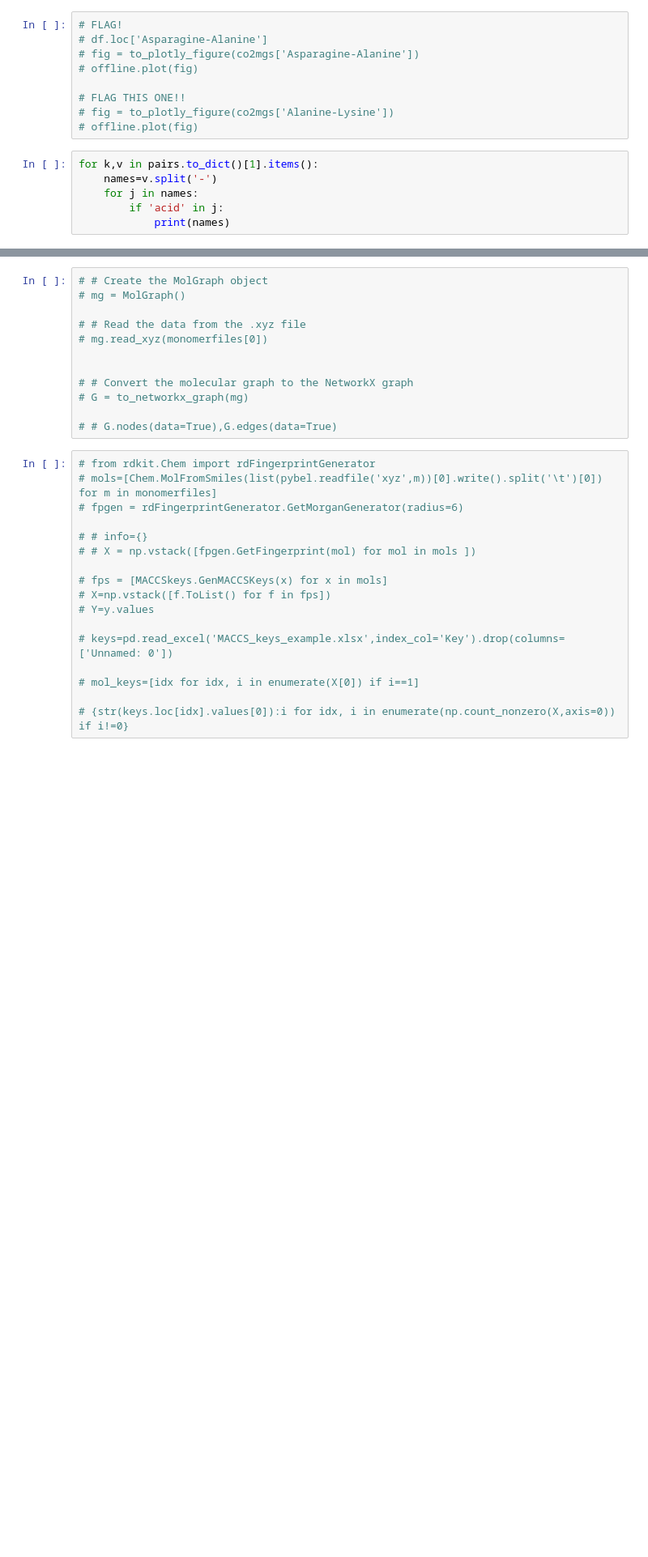
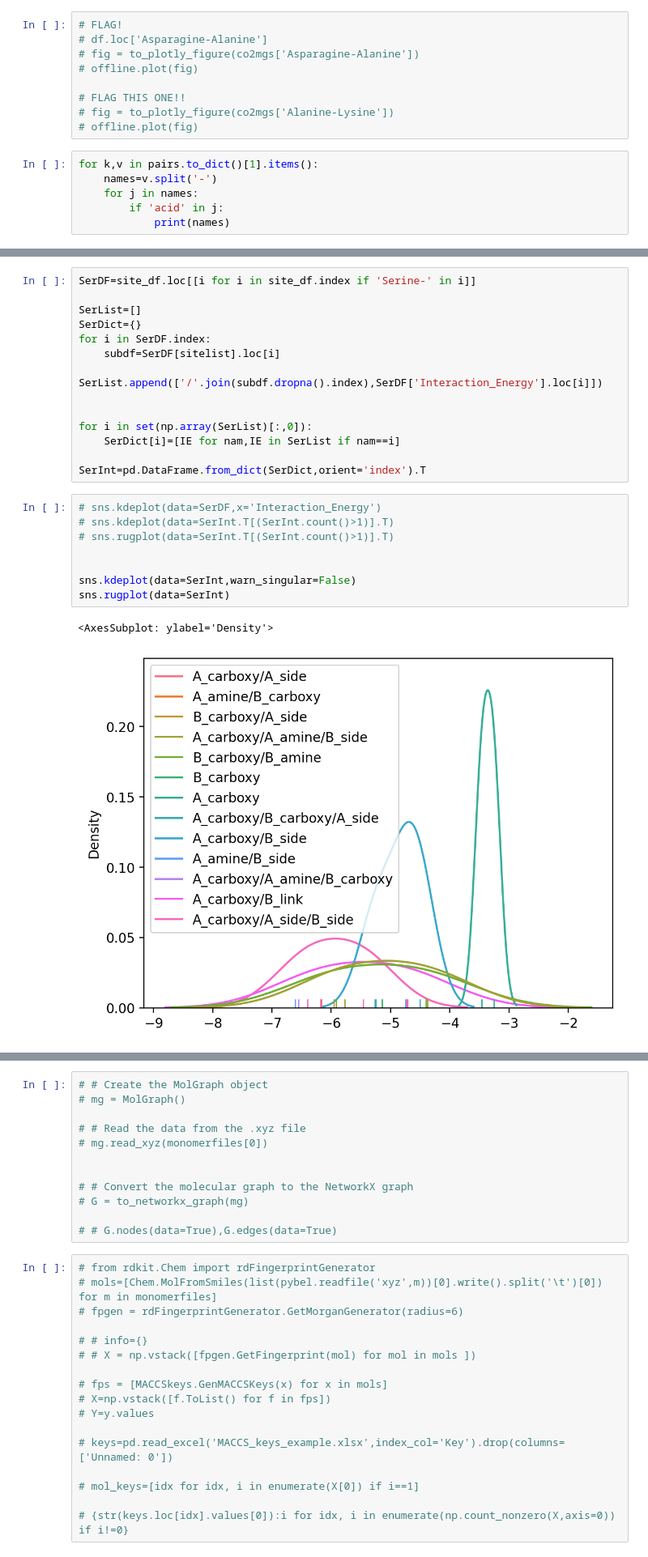
Before and after one commit to ChemRacer/dipeptide_co2, a Jupyter notebook: insights.ipynb, the cells around one changed output, grey strips where cells are left out. Shown at 81% size. Drawn from its saved outputs; the diff is of its cells as text; blank space fills up the shorter version.

```diff
--- a/insights.ipynb
+++ b/insights.ipynb
@@ -231,0 +341,25 @@ plt.savefig('pairplot.png',dpi=300,bbox_inches='tight')
+# %%
+SerDF=site_df.loc[[i for i in site_df.index if 'Serine-' in i]]
+
+SerList=[]
+SerDict={}
+for i in SerDF.index:
+    subdf=SerDF[sitelist].loc[i]
+    SerList.append(['/'.join(subdf.dropna().index),SerDF['Interaction_Energy'].loc[i]])
+
+
+for i in set(np.array(SerList)[:,0]):
+    SerDict[i]=[IE for nam,IE in SerList if nam==i]
+
+SerInt=pd.DataFrame.from_dict(SerDict,orient='index').T
+# %%
+# sns.kdeplot(data=SerDF,x='Interaction_Energy')
+# sns.kdeplot(data=SerInt.T[(SerInt.count()>1)].T)
+# sns.rugplot(data=SerInt.T[(SerInt.count()>1)].T)
+
+
+sns.kdeplot(data=SerInt,warn_singular=False)
+sns.rugplot(data=SerInt)
+# %% [output]
+<AxesSubplot: ylabel='Density'>
+[figure, added]
```
Also changed, not shown: parts of 31 cells of this notebook, 3 other files.
